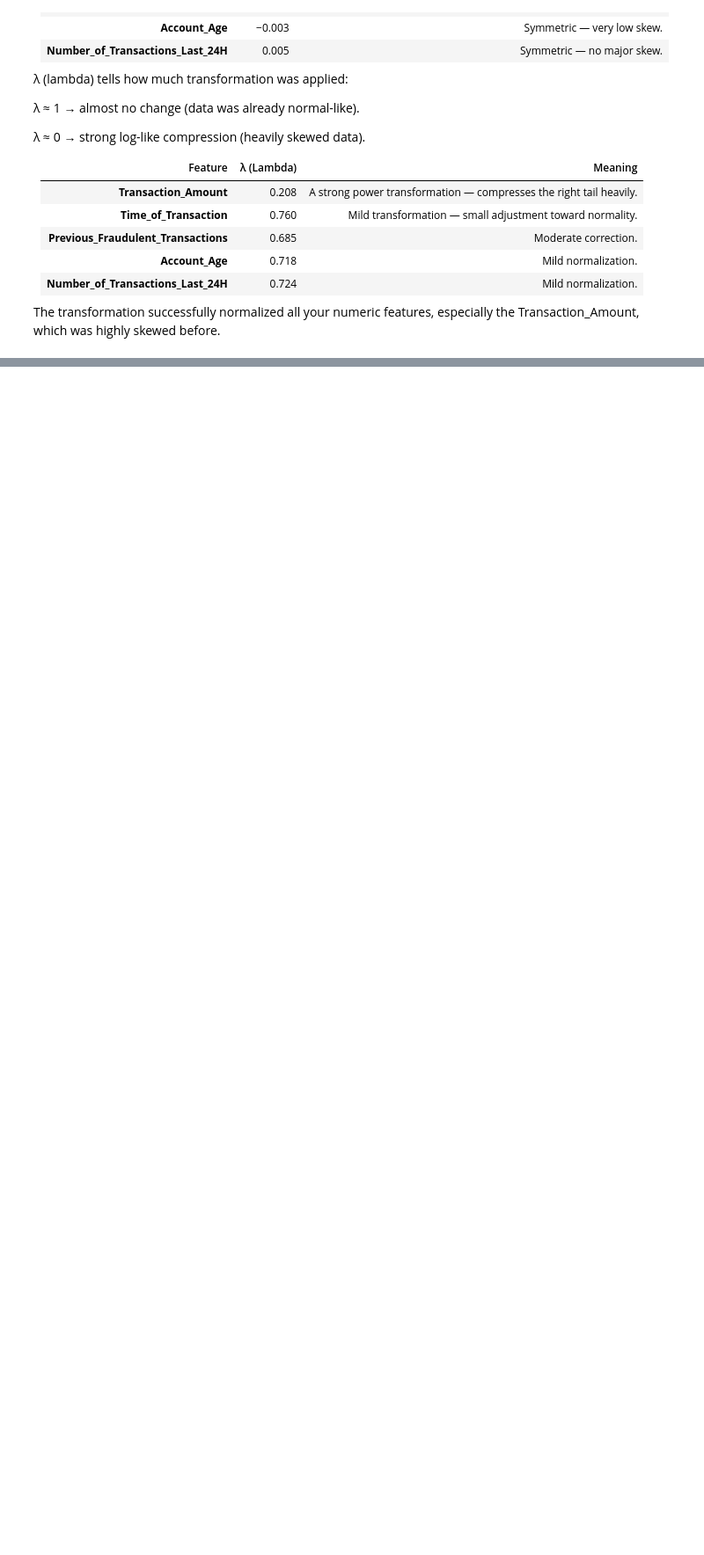
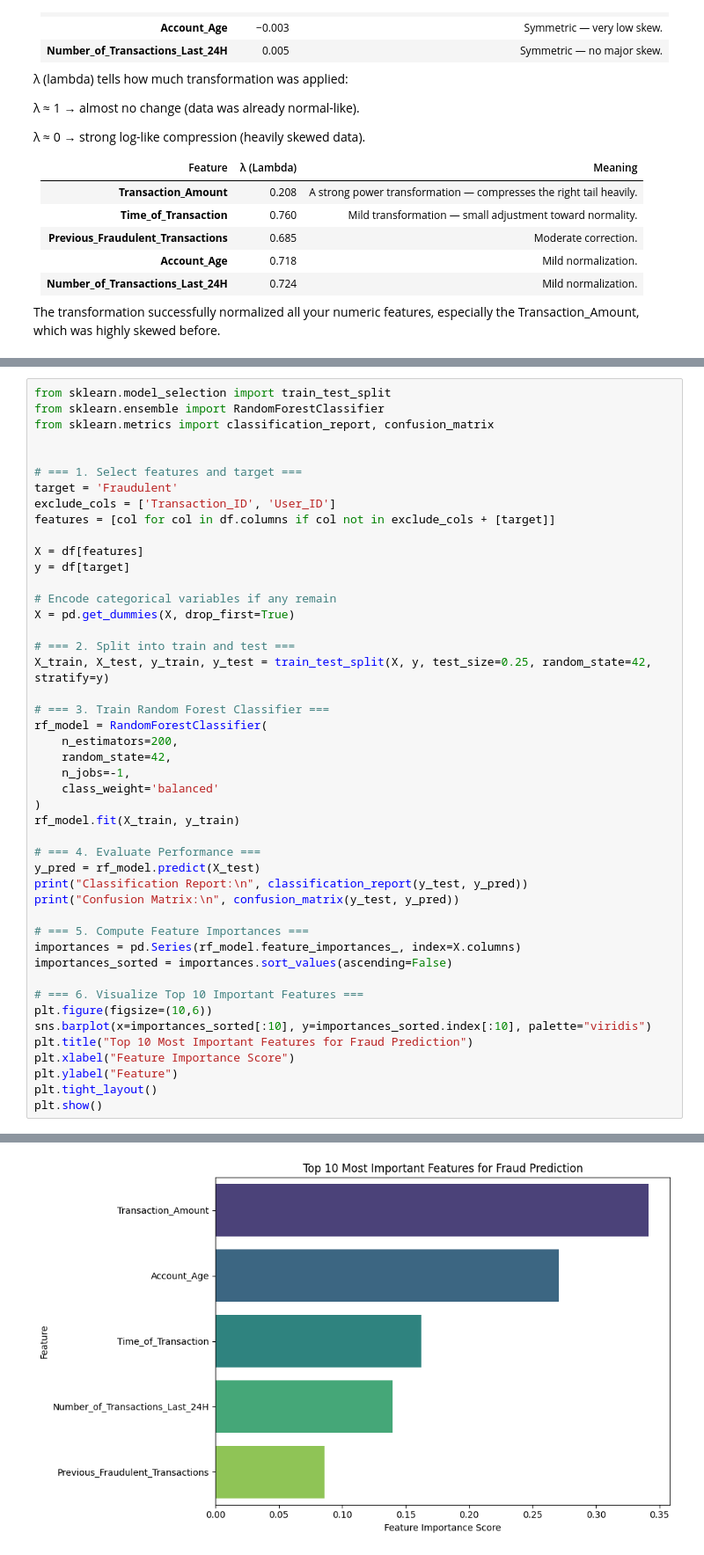
Before and after one commit to 9082825/DimensionalityReduction_Workshop, a Jupyter notebook: main.ipynb, the cells around one changed output, grey strips where cells are left out. Shown at 88% size. Cells and saved outputs as stored; diff of their text form; blank space fills up the shorter version.

```diff
--- a/main.ipynb
+++ b/main.ipynb
@@ -359,0 +521,47 @@ The transformation successfully normalized all your numeric features, especially
+# %%
+from sklearn.model_selection import train_test_split
+from sklearn.ensemble import RandomForestClassifier
+from sklearn.metrics import classification_report, confusion_matrix
+
+
+# === 1. Select features and target ===
+target = 'Fraudulent'
+exclude_cols = ['Transaction_ID', 'User_ID']
+features = [col for col in df.columns if col not in exclude_cols + [target]]
+
+X = df[features]
+y = df[target]
+
+# Encode categorical variables if any remain
+X = pd.get_dummies(X, drop_first=True)
+
+# === 2. Split into train and test ===
+X_train, X_test, y_train, y_test = train_test_split(X, y, test_size=0.25, random_state=42, stratify=y)
+
+# === 3. Train Random Forest Classifier ===
+rf_model = RandomForestClassifier(
+    n_estimators=200,
+    random_state=42,
+    n_jobs=-1,
+    class_weight='balanced'
+)
+rf_model.fit(X_train, y_train)
+
+# === 4. Evaluate Performance ===
+y_pred = rf_model.predict(X_test)
+print("Classification Report:\n", classification_report(y_test, y_pred))
+print("Confusion Matrix:\n", confusion_matrix(y_test, y_pred))
+
+# === 5. Compute Feature Importances ===
+importances = pd.Series(rf_model.feature_importances_, index=X.columns)
+importances_sorted = importances.sort_values(ascending=False)
+
+# === 6. Visualize Top 10 Important Features ===
+plt.figure(figsize=(10,6))
+sns.barplot(x=importances_sorted[:10], y=importances_sorted.index[:10], palette="viridis")
+plt.title("Top 10 Most Important Features for Fraud Prediction")
+plt.xlabel("Feature Importance Score")
+plt.ylabel("Feature")
+plt.tight_layout()
+plt.show()
+# %% [output]
@@ -359,0 +584 @@ The transformation successfully normalized all your numeric features, especially
+[figure, added]
```
Also changed, not shown: parts of 15 cells of this notebook.
